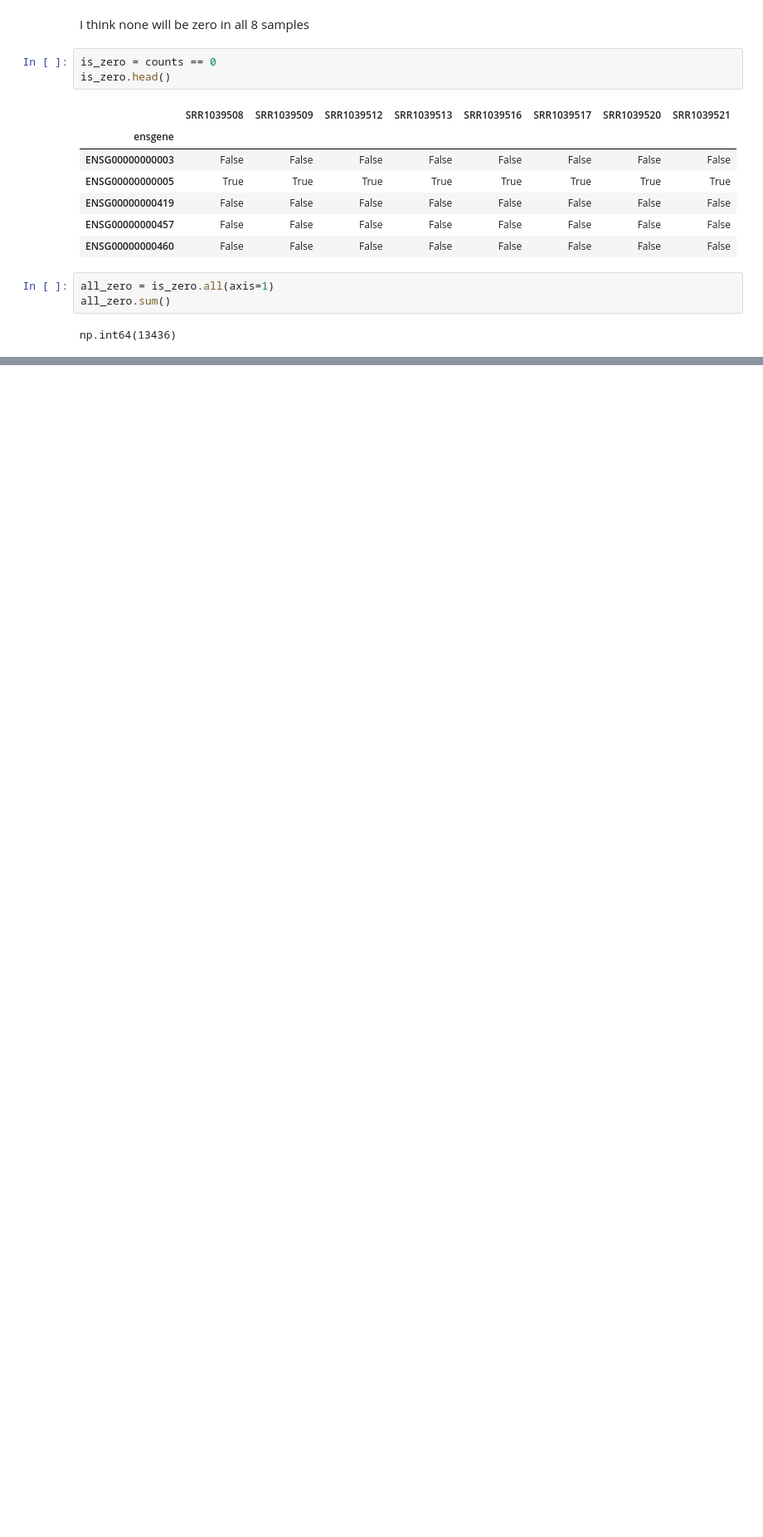
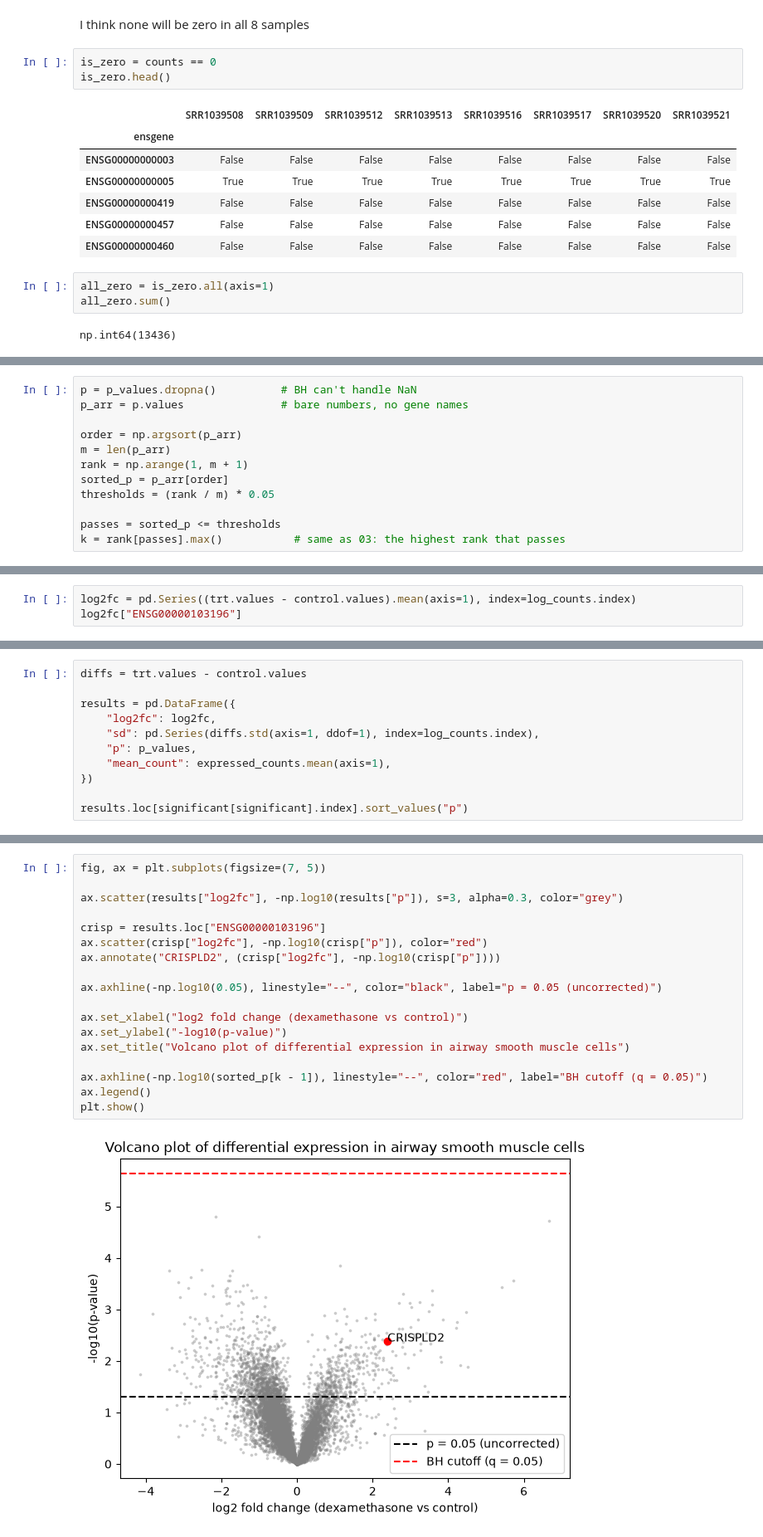
Before and after one commit to rubenvaning-hash/bio-notebooks, a Jupyter notebook: 04-airway.ipynb, the cells around one changed output, grey strips where cells are left out. Shown at 83% size. Saved outputs shown, nothing was run; the diff lists cells and outputs as text; blank space fills up the shorter version.

```diff
--- a/04-airway.ipynb
+++ b/04-airway.ipynb
@@ -57,0 +129,12 @@ np.int64(13436)
+# %%
+p = p_values.dropna()          # BH can't handle NaN
+p_arr = p.values               # bare numbers, no gene names
+
+order = np.argsort(p_arr)
+m = len(p_arr)
+rank = np.arange(1, m + 1)
+sorted_p = p_arr[order]
+thresholds = (rank / m) * 0.05
+
+passes = sorted_p <= thresholds
+k = rank[passes].max()           # same as 03: the highest rank that passes
@@ -57,0 +158,3 @@ np.int64(13436)
+# %%
+log2fc = pd.Series((trt.values - control.values).mean(axis=1), index=log_counts.index)
+log2fc["ENSG00000103196"]
@@ -57,0 +167,11 @@ np.int64(13436)
+# %%
+diffs = trt.values - control.values
+
+results = pd.DataFrame({
+    "log2fc": log2fc,
+    "sd": pd.Series(diffs.std(axis=1, ddof=1), index=log_counts.index),
+    "p": p_values,
+    "mean_count": expressed_counts.mean(axis=1),
+})
+
+results.loc[significant[significant].index].sort_values("p")
@@ -57,0 +182,20 @@ np.int64(13436)
+# %%
+fig, ax = plt.subplots(figsize=(7, 5))
+
+ax.scatter(results["log2fc"], -np.log10(results["p"]), s=3, alpha=0.3, color="grey")
+
+crisp = results.loc["ENSG00000103196"]
+ax.scatter(crisp["log2fc"], -np.log10(crisp["p"]), color="red")
+ax.annotate("CRISPLD2", (crisp["log2fc"], -np.log10(crisp["p"])))
+
+ax.axhline(-np.log10(0.05), linestyle="--", color="black", label="p = 0.05 (uncorrected)")
+
+ax.set_xlabel("log2 fold change (dexamethasone vs control)")
+ax.set_ylabel("-log10(p-value)")
+ax.set_title("Volcano plot of differential expression in airway smooth muscle cells")
+
+ax.axhline(-np.log10(sorted_p[k - 1]), linestyle="--", color="red", label="BH cutoff (q = 0.05)")
+ax.legend()
+plt.show()
+# %% [output]
+[figure, added]
```
Also changed, not shown: parts of 28 cells of this notebook.
